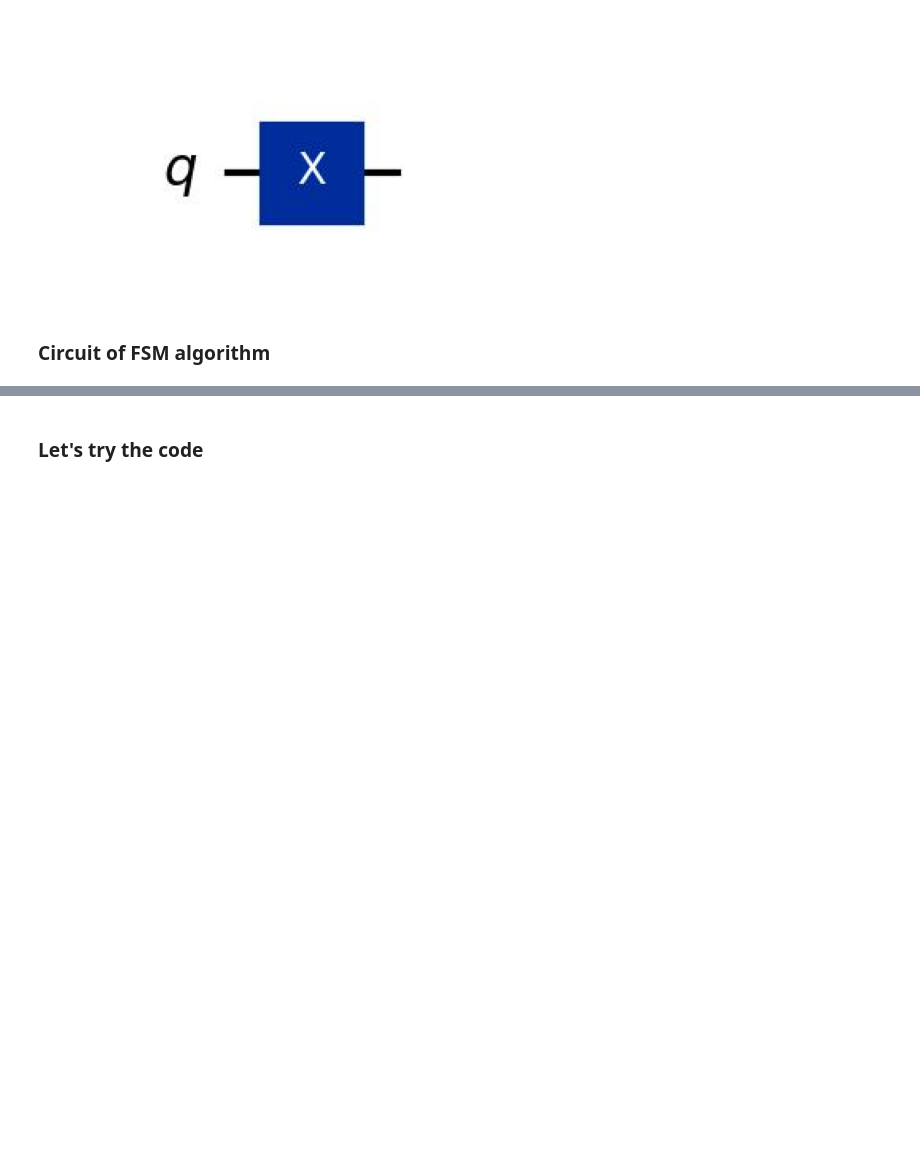
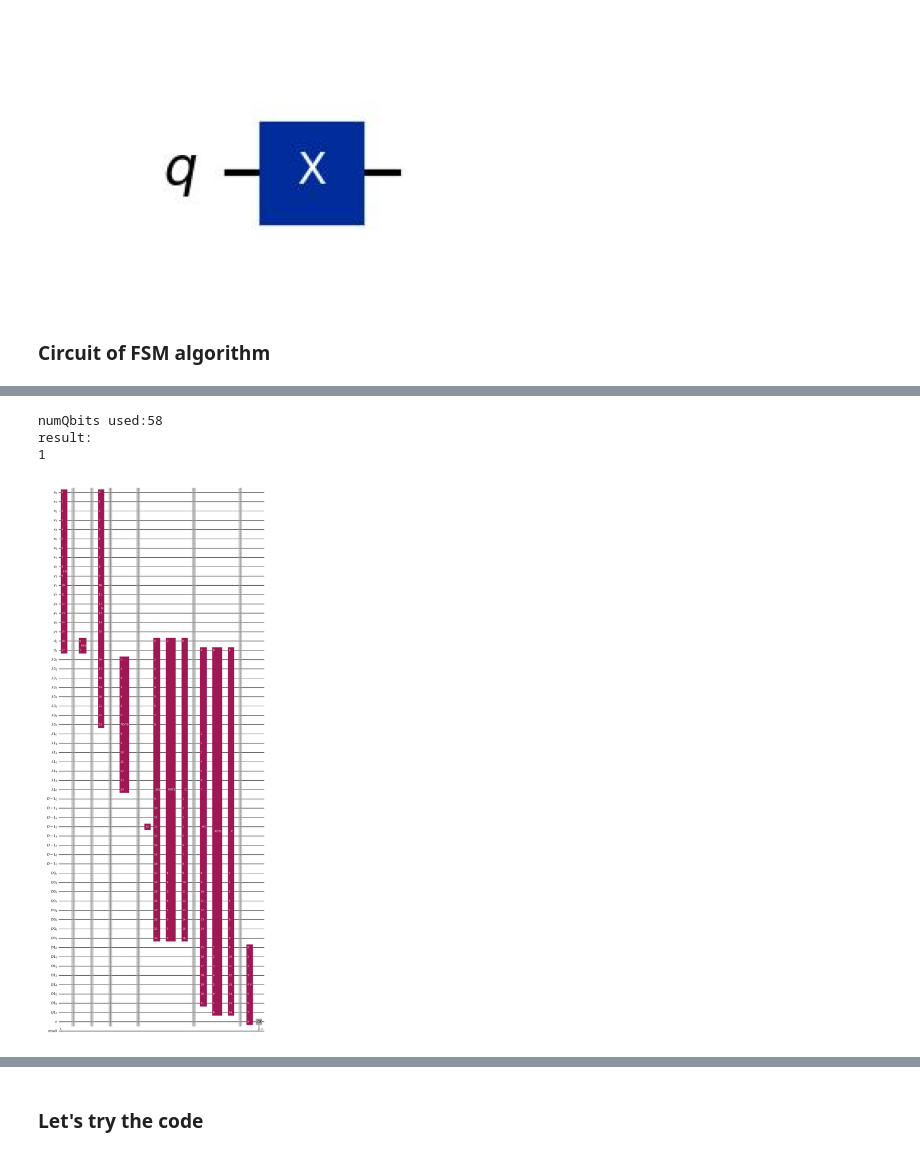
Before and after one commit to alexinho30/QuantumFixedMatching, a Jupyter notebook: QSC.ipynb, the cells around one changed output, grey strips where cells are left out. Drawn from its saved outputs; the diff is of its cells as text; code cells hidden in the pictures; blank space fills up the shorter version.

```diff
--- a/QSC.ipynb
+++ b/QSC.ipynb
@@ -826,0 +949,10 @@ fsmAlgorithm("1011", y, d, ancillae, False, mode, positionToCheck)
+# %%
+matplotlib.rcParams['figure.figsize'] = [10, 60]
+res= fsmAlgorithm(x="10111011", y="10111010", d=3, ancillae=False, draw= True, mode= 'FFM', positionToCheck = 3, testMode = False)
+print("result:")
+counts(res)
+# %% [output]
+numQbits used:58
+result:
+1
+[figure, added]
```
Also changed, not shown: parts of 37 cells of this notebook.
